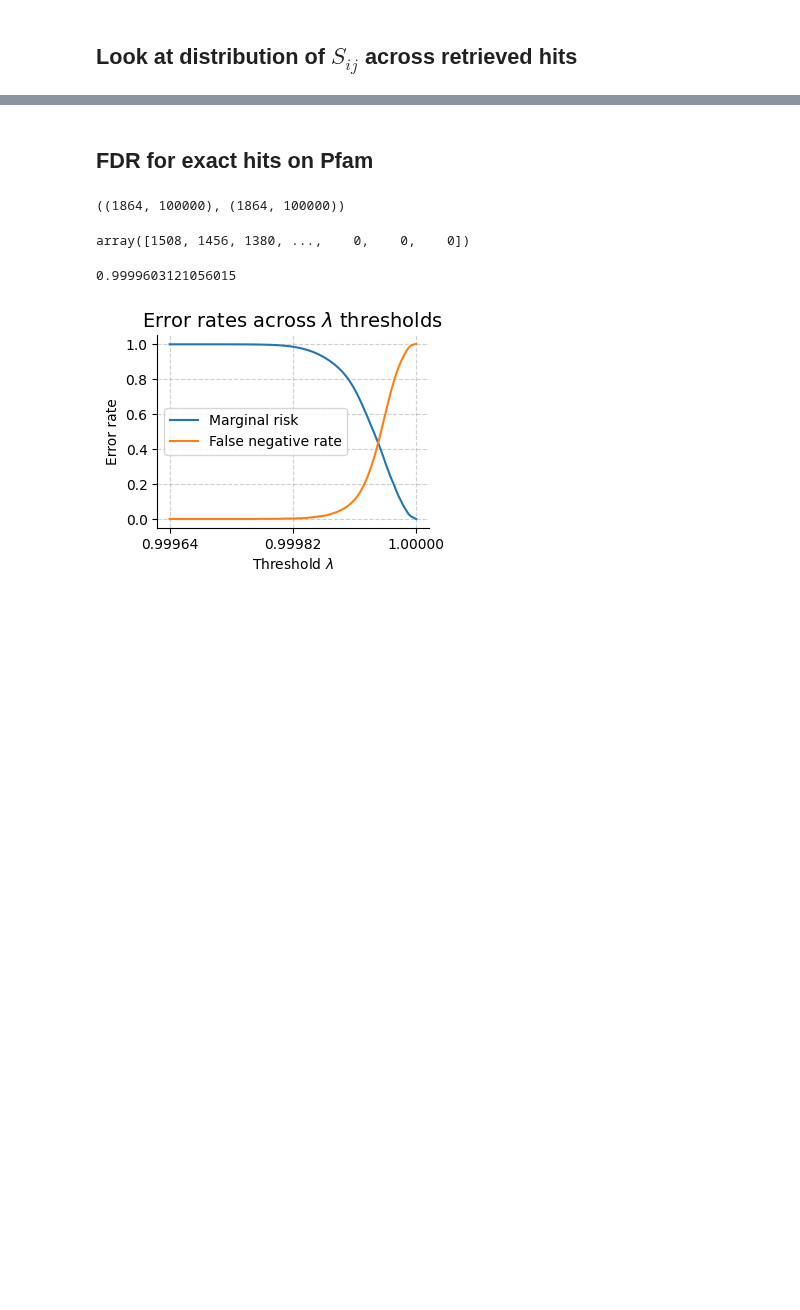
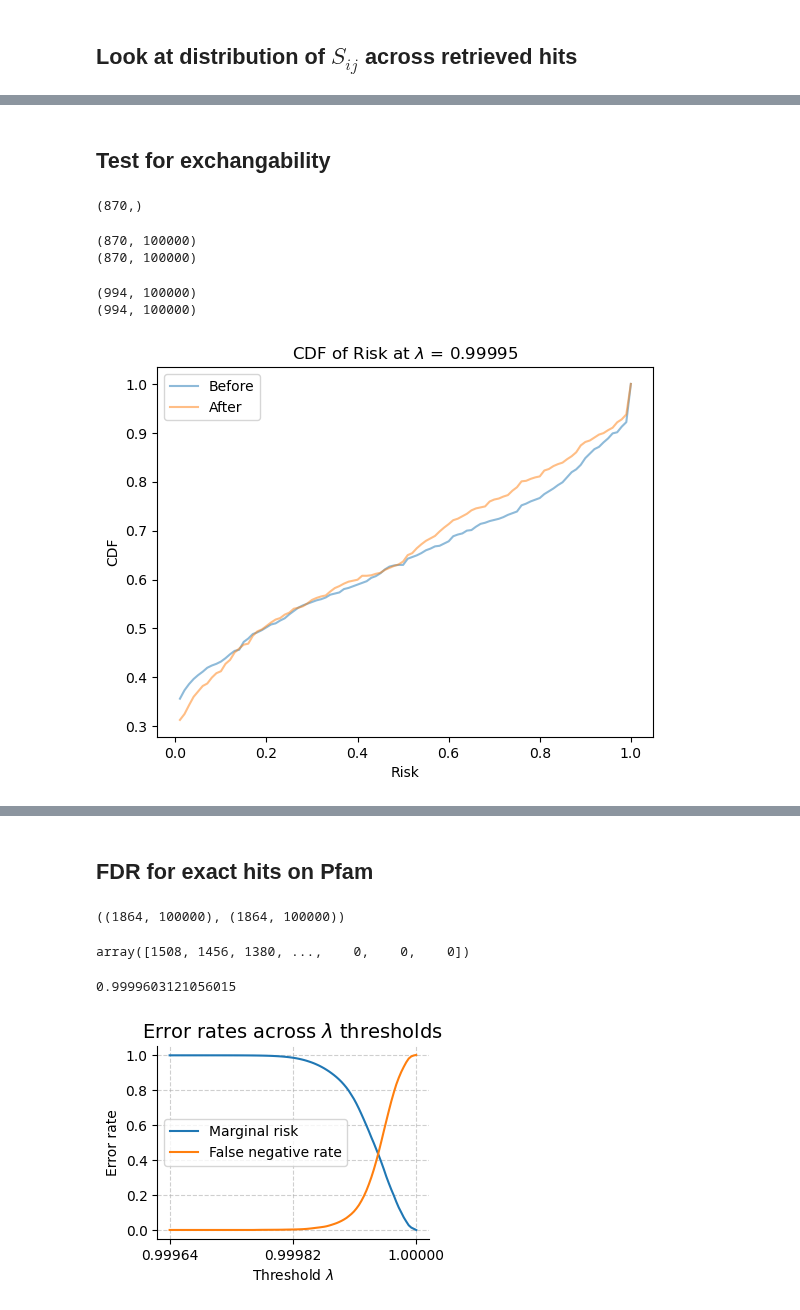
Before and after one commit to ronboger/conformal-protein-retrieval, a Jupyter notebook: pfam/analyze_protein_vec_results.ipynb, the cells around one changed output, grey strips where cells are left out. Saved outputs shown, nothing was run; the diff lists cells and outputs as text; code cells hidden in the pictures; blank space fills up the shorter version.

```diff
--- a/pfam/analyze_protein_vec_results.ipynb
+++ b/pfam/analyze_protein_vec_results.ipynb
@@ -35,0 +39,61 @@ Text(0.5, 1.0, 'Protein-vec: Histogram of Similarity Scores')
+# %% [markdown]
+## Test for exchangability
+# %%
+source_data_path = '/groups/doudna/projects/ronb/conformal_backup/protein-conformal/'
+protein_date_cutoff = np.load(source_data_path + 'data/new_proteins_after_cutoff.npy', allow_pickle=True)
+print(data[protein_date_cutoff].shape)
+# %% [output]
+(870,)
+# %%
+# calculate risk for every datapoint above a certain threshold lambda
+labels = np.stack([query['exact'] for query in data[protein_date_cutoff]], axis=0)
+sims = np.stack([query['S_i'] for query in data[protein_date_cutoff]], axis=0)
+print(labels.shape)
+print(sims.shape)
+# %% [output]
+(870, 100000)
+(870, 100000)
+# %%
+labels_after = np.stack([query['exact'] for query in data[~protein_date_cutoff]], axis=0)
+sims_after = np.stack([query['S_i'] for query in data[~protein_date_cutoff]], axis=0)
+print(labels_after.shape)
+print(sims_after.shape)
+# %% [output]
+(994, 100000)
+(994, 100000)
+# %%
+def risk_1d(sims, labels, lam):
+    # FDR: Number of false matches / number of matches
+    total_discoveries = (sims >= lam).sum()
+    false_discoveries = ((1 - labels) * (sims >= lam)).sum()
+    total_discoveries = np.maximum(total_discoveries, 1)
+    fdr = false_discoveries / total_discoveries
+    return fdr
+# %%
+lam = 0.9999520198675599
+# calculate risk for every datapoint
+risks_before = [risk_1d(sims[i], labels[i], lam) for i in range(len(labels))]
+risks_after = [risk_1d(sims_after[i], labels_after[i], lam) for i in range(len(labels_after))]
+# %%
+# Compute histogram for risks_before
+counts_before, bin_edges_before = np.histogram(risks_before, bins=100, density=True)
+cdf_before = np.cumsum(counts_before)  # Cumulative sum
+cdf_before = cdf_before / cdf_before[-1]  # Normalize to turn it into a proper CDF
+
+# Compute histogram for risks_after
+counts_after, bin_edges_after = np.histogram(risks_after, bins=100, density=True)
+cdf_after = np.cumsum(counts_after)  # Cumulative sum
+cdf_after = cdf_after / cdf_after[-1]  # Normalize to turn it into a proper CDF
+
+# Plot CDFs
+plt.plot(bin_edges_before[1:], cdf_before, label='Before', alpha=0.5)
+plt.plot(bin_edges_after[1:], cdf_after, label='After', alpha=0.5)
+
+# Add labels and title
+plt.xlabel('Risk')
+plt.ylabel('CDF')
+plt.legend()
+plt.title(rf'CDF of Risk at $\lambda$ = {lam:.5f}')
+plt.show()
+# %% [output]
+[figure, added]
```
Also changed, not shown: parts of 13 cells of this notebook.
